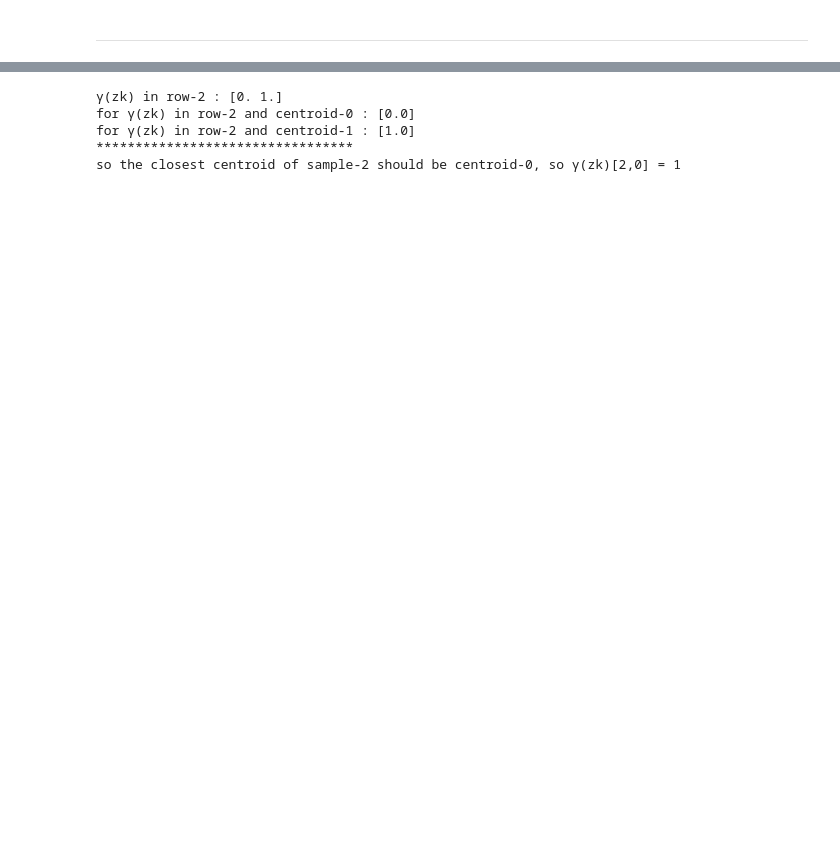
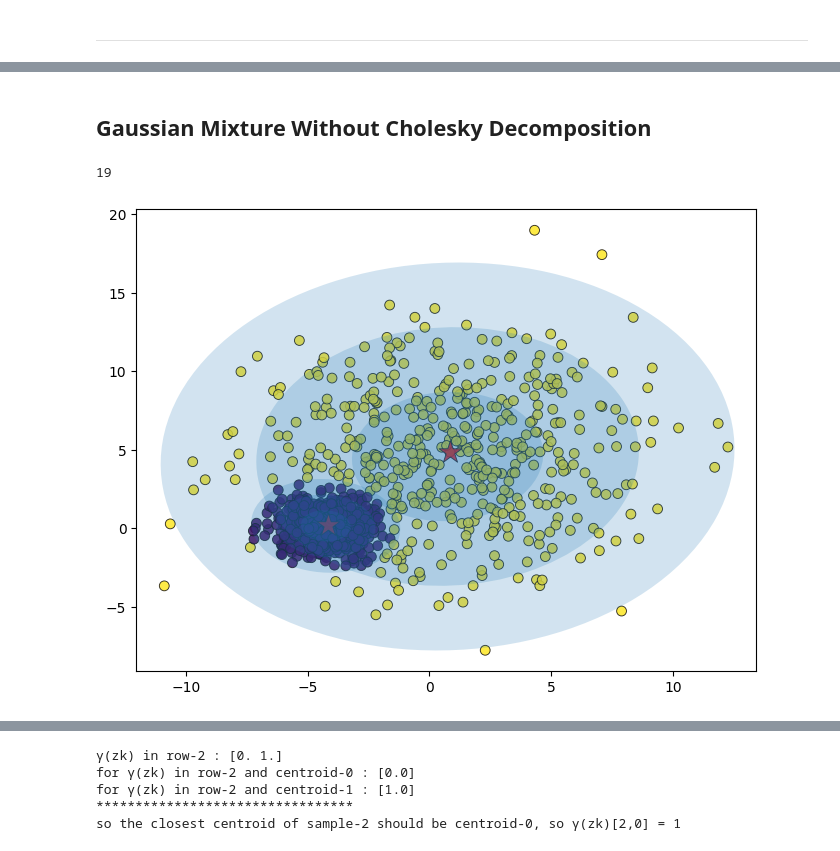
Before and after one commit to DandiMahendris/Gaussian-mixture-from-scratch, a Jupyter notebook: test.ipynb, the cells around one changed output, grey strips where cells are left out. Drawn from its saved outputs; the diff is of its cells as text; code cells hidden in the pictures; blank space fills up the shorter version.

```diff
--- a/test.ipynb
+++ b/test.ipynb
@@ -154,0 +242,13 @@ ax2.spines['bottom'].set_color('#CAC9CD')
+# %% [markdown]
+## <b>Gaussian Mixture Without Cholesky Decomposition</b>
+# %%
+X_range = list(zip(np.min(X, axis=0), np.max(X, axis=0)))
+
+# n_components
+K=2
+
+# n_samples, n_features
+N, D = X.shape
+
+# weights
+pi = np.ones(shape=(K)) / K
@@ -154,0 +453,22 @@ ax2.spines['bottom'].set_color('#CAC9CD')
+# %%
+model = GMM(K=2, tol=1e-3, log_mode='file')
+model.fit(X, X_range, iters=25)
+predictions = model.predict(X)
+# %% [output]
+19
+# %%
+K = 2
+centers = np.zeros((K, X.shape[1]))  # red points
+for i in range(K):
+    density = mvn(cov=model.sigma[i], mean=model.mu[i]).logpdf(X)
+    centers[i, :] = X[np.argmax(density)]
+
+plt.figure(figsize = (8,6))
+plt.scatter(X[:, 0], X[:, 1], c=predictions, s=50, cmap='viridis', **scatter_style)
+plt.scatter(centers[:, 0], centers[:, 1], c='red', marker='*', s=300, **scatter_style);
+
+w_factor = 0.2 / model.pi.max()
+for pos, covar, w in zip(model.mu, model.sigma, model.pi):
+    draw_ellipse(pos, covar, alpha=w * w_factor)
+# %% [output]
+[figure, added]
```
Also changed, not shown: parts of 34 cells of this notebook, 14 other files.
